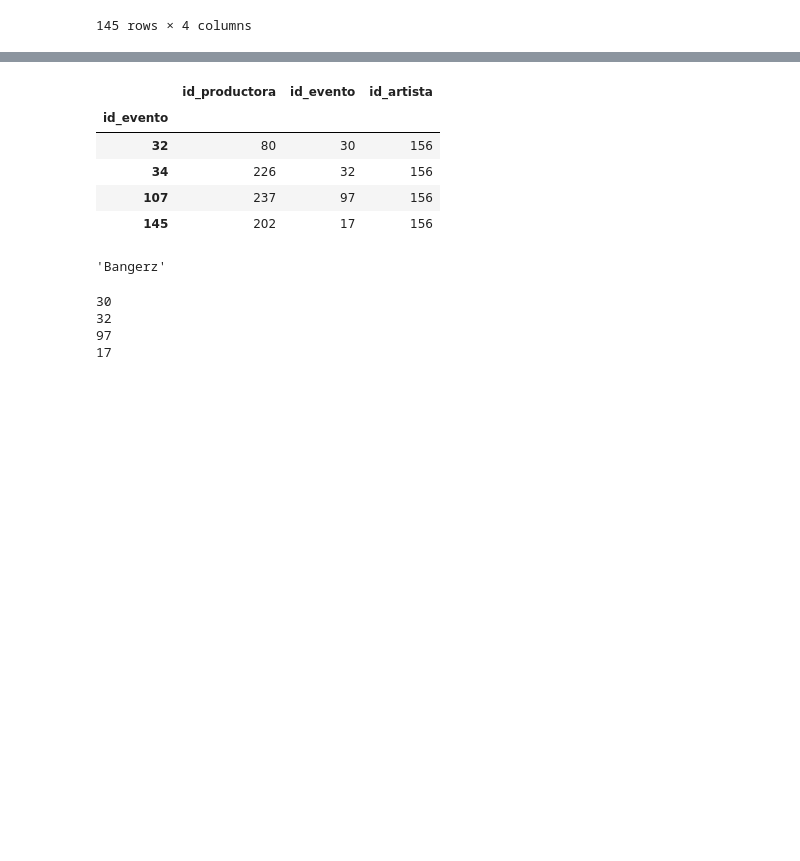
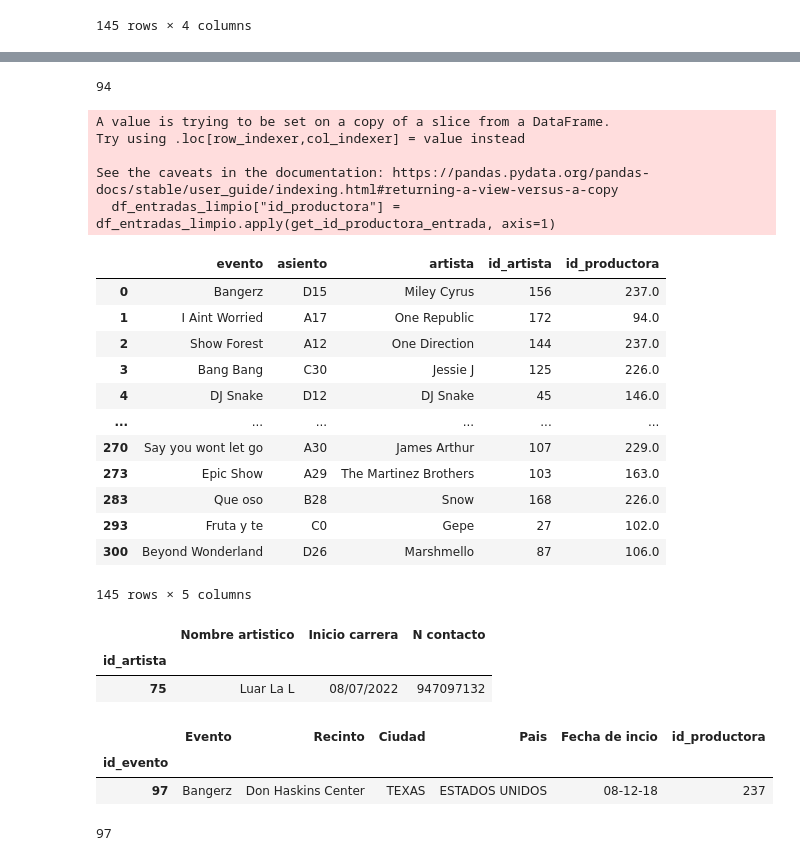
Before and after one commit to Borjampm/Proyecto_BDD, a Jupyter notebook: Entrega 2/Datos Impares/Limpieza.ipynb, the cells around one changed output, grey strips where cells are left out. Cells and saved outputs as stored; diff of their text form; code cells hidden in the pictures; blank space fills up the shorter version.

```diff
--- a/Entrega 2/Datos Impares/Limpieza.ipynb
+++ b/Entrega 2/Datos Impares/Limpieza.ipynb
@@ -558,4 +558,54 @@ df_eventos_limpio[(df_eventos_limpio["Evento"]=="Bangerz") & (df_eventos_limpio[
 |  | Evento | Recinto | Artista | Ciudad | Pais | Fecha de incio | Productora | id_productora |
 | id_evento |  |  |  |  |  |  |  |  |
 | 107 | Bangerz | Don Haskins Center | Miley Cyrus | TEXAS | ESTADOS UNIDOS | 08-12-18 | Hartmann Studios | 237 |
+# %%
+def transformar_entradas(id_artista, evento):
+    id_eventos = df_artista_evento[df_artista_evento["id_artista"]==id_artista]["id_evento"]
+    for i in id_eventos:
+        df_evento = df_evento_sin_artista.iloc[i]
+        if df_evento["Evento"] == evento:
+            return int(df_evento["id_productora"])
+def get_id_productora_entrada(row):
+    id_productora = transformar_entradas(row["id_artista"], row["evento"])
+    if id_productora is None:
+        return None
+    else:
+        return int(id_productora)
+transformar_entradas(172, "I Aint Worried")
+# %% [output]
+94
+# %%
+df_entradas_limpio["id_productora"] = df_entradas_limpio.apply(get_id_productora_entrada, axis=1)
+df_entradas_limpio
+# %% [output]
+A value is trying to be set on a copy of a slice from a DataFrame.
+Try using .loc[row_indexer,col_indexer] = value instead
+
+See the caveats in the documentation: https://pandas.pydata.org/pandas-docs/stable/user_guide/indexing.html#returning-a-view-versus-a-copy
+  df_entradas_limpio["id_productora"] = df_entradas_limpio.apply(get_id_productora_entrada, axis=1)
+|  | evento | asiento | artista | id_artista | id_productora |
+| 0 | Bangerz | D15 | Miley Cyrus | 156 | 237.0 |
+| 1 | I Aint Worried | A17 | One Republic | 172 | 94.0 |
+| 2 | Show Forest | A12 | One Direction | 144 | 237.0 |
+| 3 | Bang Bang | C30 | Jessie J | 125 | 226.0 |
+| 4 | DJ Snake | D12 | DJ Snake | 45 | 146.0 |
+| ... | ... | ... | ... | ... | ... |
+| 270 | Say you wont let go | A30 | James Arthur | 107 | 229.0 |
+| 273 | Epic Show | A29 | The Martinez Brothers | 103 | 163.0 |
+| 283 | Que oso | B28 | Snow | 168 | 226.0 |
+| 293 | Fruta y te | C0 | Gepe | 27 | 102.0 |
+| 300 | Beyond Wonderland | D26 | Marshmello | 87 | 106.0 |
+145 rows × 5 columns
+# %%
+df_artistas_limpio[df_artistas_limpio["Nombre artistico"] == "Luar La L"]
+# %% [output]
+|  | Nombre artistico | Inicio carrera | N contacto |
+| id_artista |  |  |  |
+| 75 | Luar La L | 08/07/2022 | 947097132 |
+# %%
+df_evento_sin_artista[(df_evento_sin_artista["Evento"] == "Bangerz") & (df_evento_sin_artista["id_productora"] == 237)]
+# %% [output]
+|  | Evento | Recinto | Ciudad | Pais | Fecha de incio | id_productora |
+| id_evento |  |  |  |  |  |  |
+| 97 | Bangerz | Don Haskins Center | TEXAS | ESTADOS UNIDOS | 08-12-18 | 237 |
 # %%
@@ -567,26 +620,4 @@ def add_evento_id(row):
-# %%
-df_artista_evento[df_artista_evento["id_artista"]==156]
-# %% [output]
-|  | id_productora | id_evento | id_artista |
-| id_evento |  |  |  |
-| 32 | 80 | 30 | 156 |
-| 34 | 226 | 32 | 156 |
-| 107 | 237 | 97 | 156 |
-| 145 | 202 | 17 | 156 |
-# %%
-df_evento_sin_artista.iloc[97]["Evento"]
-# %% [output]
-'Bangerz'
-# %%
-def transformar_entradas(id_artista, evento):
-    id_eventos = df_artista_evento[df_artista_evento["id_artista"]==156]["id_evento"]
-    for i in id_eventos:
-        print(i)
-        if df_evento_sin_artista.iloc[i]["Evento"] == evento:
-            print()
-transformar_entradas(156)
-# %% [output]
-30
-32
-97
-17
+# %%
+df_evento_sin_artista.index[(df_evento_sin_artista["Evento"] == "Bangerz") & (df_evento_sin_artista["id_productora"] == 237)].tolist()[0]
+# %% [output]
+97
```
Also changed, not shown: parts of 11 cells of this notebook, 3 other files.
